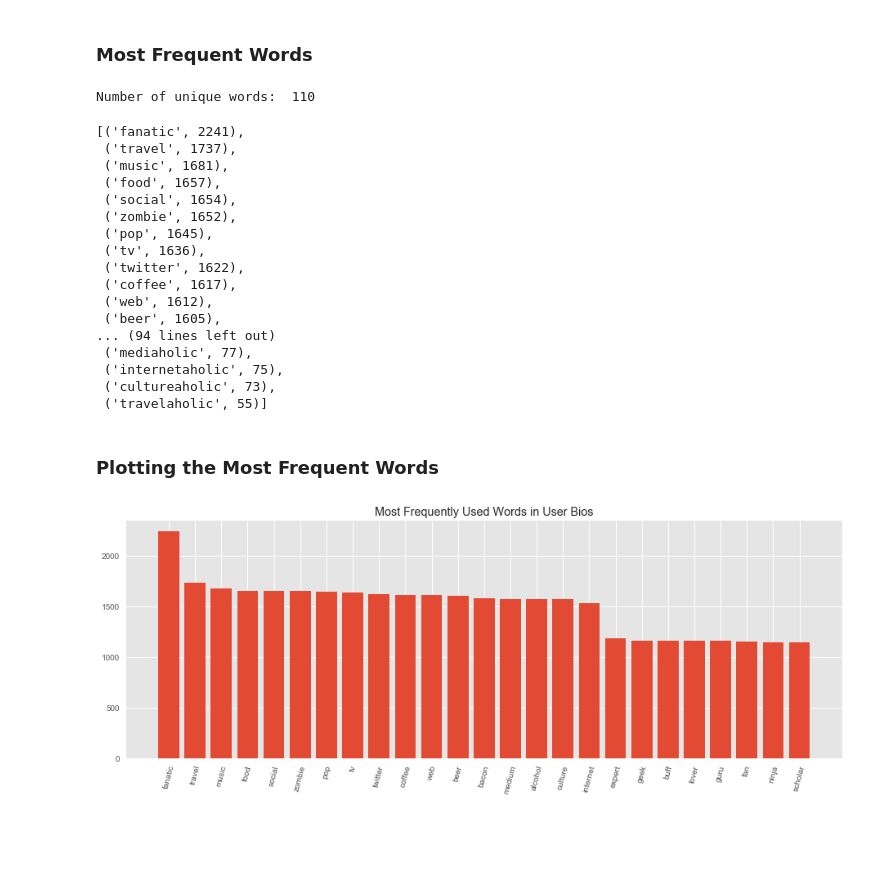
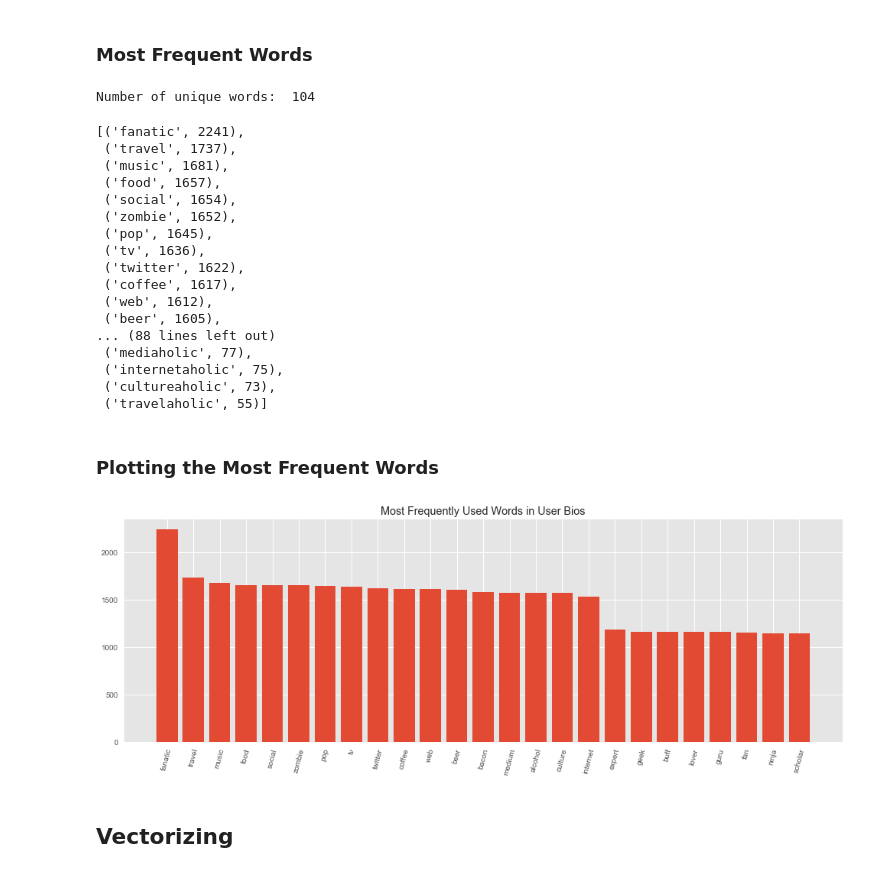
Before and after one commit to marcosan93/AI-Matchmaker, a Jupyter notebook: Cleaning-Bios.ipynb, the cells around one changed output. Cells and saved outputs as stored; diff of their text form; code cells hidden in the pictures; blank space fills up the shorter version.

```diff
--- a/Cleaning-Bios.ipynb
+++ b/Cleaning-Bios.ipynb
@@ -25,6 +27,8 @@ def tokenize(text):
     """
     Tokenizing the bios, then lemmatizing them
     """
+    # Creating a library of stopwords
+    stops = stopwords.words('english')
 
     # Lowercasing the words
     text = text.lower()
@@ -35,8 +39,8 @@ def tokenize(text):
     # Splitting on spaces between words
     text = text.split(' ')
 
-    # Lemmatizing the words
-    text = [lemmatizer.lemmatize(i) for i in text]
+    # Lemmatizing the words and removing stop words
+    text = [lemmatizer.lemmatize(i) for i in text if i not in stops]
 
     return text
 # %%
@@ -51,7 +55,7 @@ for bio in df['Bios']:
 
 print("Number of unique words: ",len(total_vocab))
 # %% [output]
-Number of unique words:  110
+Number of unique words:  104
 # %%
 # Determining the most frequent words in user bios
 words = []
@@ -60,7 +64,7 @@ for bio in df['Bios']:
     words.extend(bio)
 
 bio_freq = FreqDist(words)
-bio_freq.most_common(110)
+bio_freq.most_common(104)
 # %% [output]
 [('fanatic', 2241),
  ('travel', 1737),
@@ -74,7 +78,7 @@ bio_freq.most_common(110)
  ('coffee', 1617),
  ('web', 1612),
  ('beer', 1605),
-... (94 lines left out)
+... (88 lines left out)
  ('mediaholic', 77),
  ('internetaholic', 75),
  ('cultureaholic', 73),
@@ -83,11 +87,13 @@ bio_freq.most_common(110)
 ### Plotting the Most Frequent Words
 # %%
 plt.style.use('ggplot')
-plt.figure(figsize=(14,5))
+plt.figure(figsize=(15,5))
 
 plt.bar(*zip(*bio_freq.most_common(25)))
 plt.xticks(rotation=75)
 plt.title('Most Frequently Used Words in User Bios')
 plt.show()
 # %% [output]
-[figure, old version]
+[figure, new version]
+# %% [markdown]
+## Vectorizing
```
Also changed, not shown: parts of 3 cells of this notebook.
